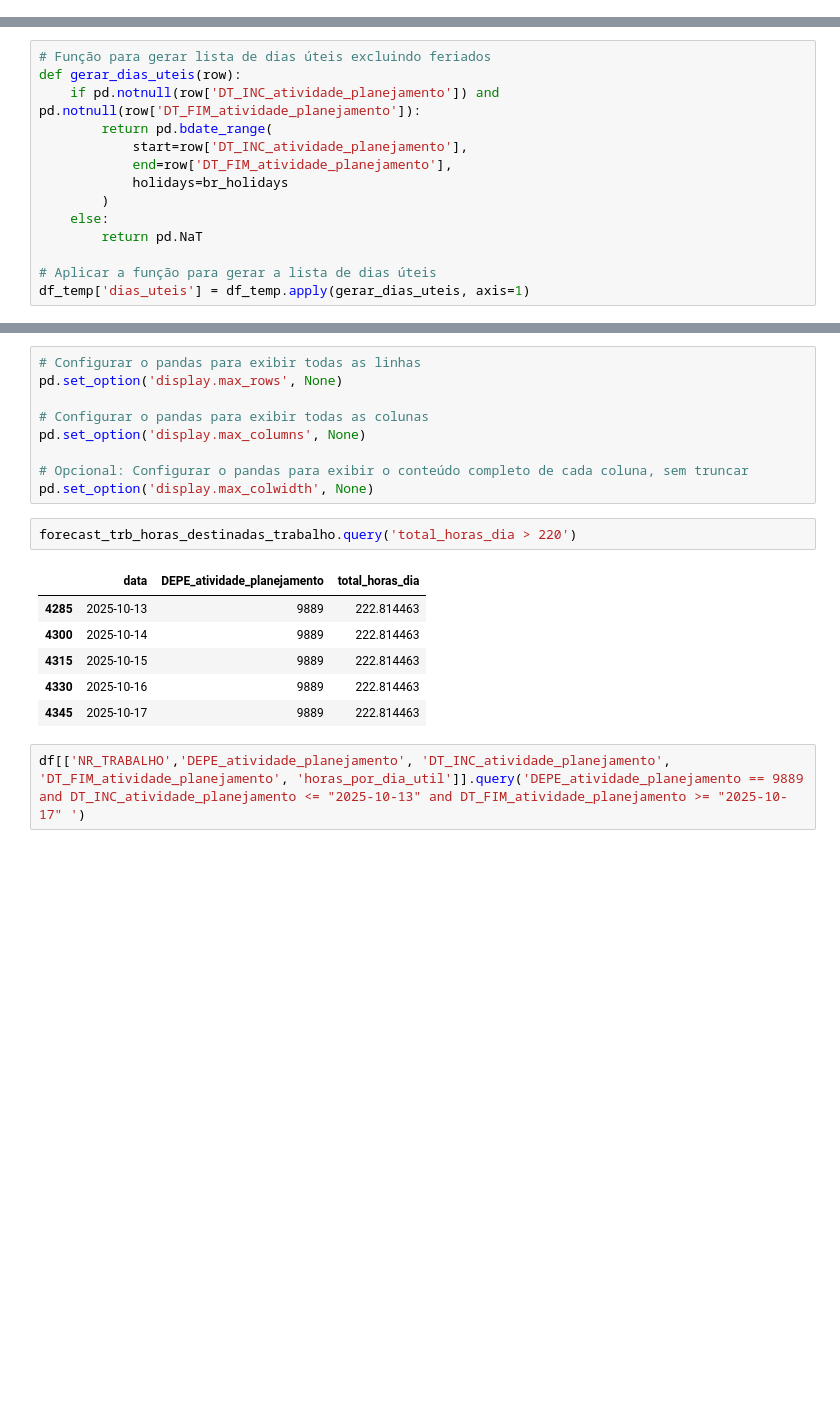
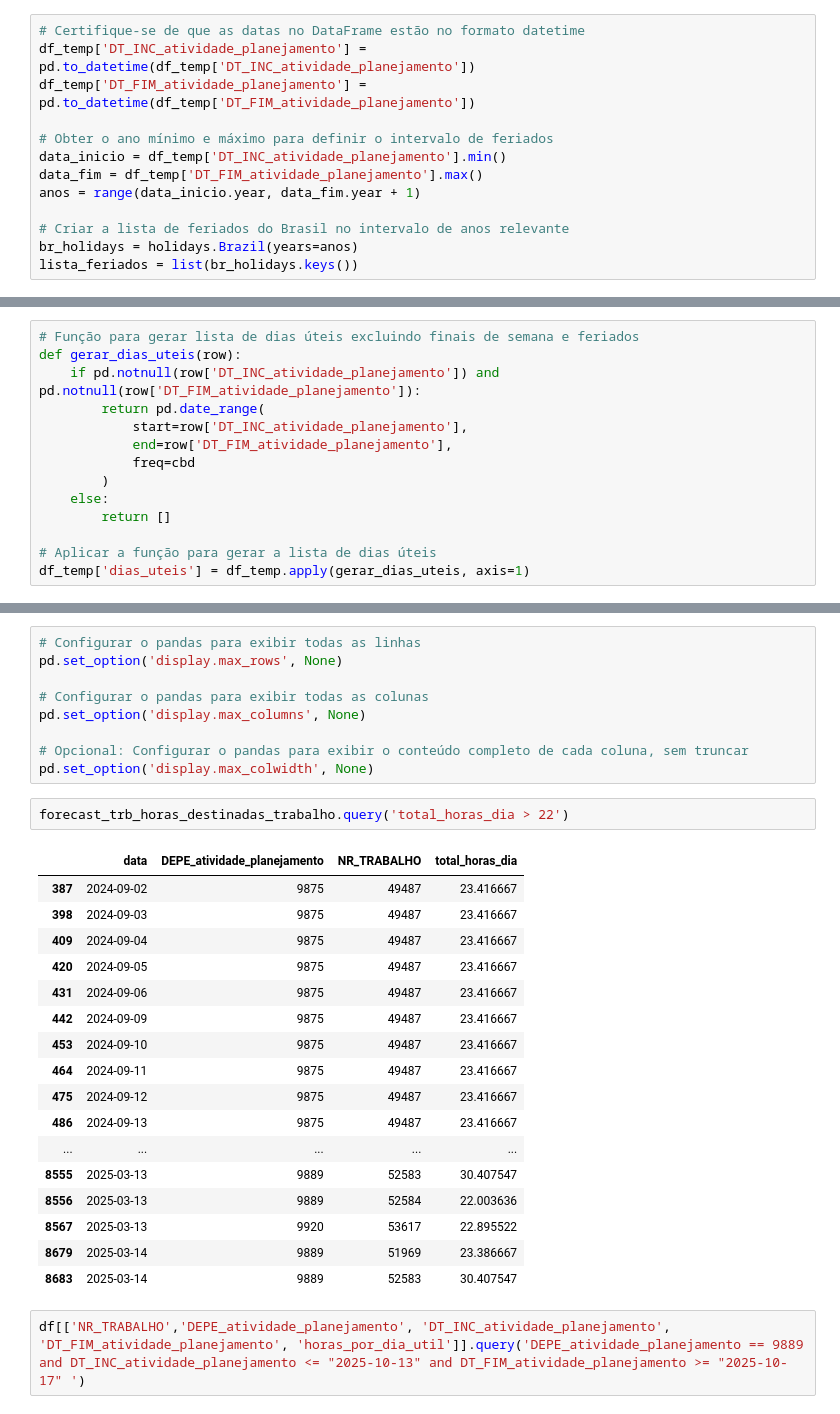
Before and after one commit to alexandreLoureiro/back, a Jupyter notebook: trb_horas.ipynb, the cells around one changed output, grey strips where cells are left out. Saved outputs shown, nothing was run; the diff lists cells and outputs as text; blank space fills up the shorter version.

```diff
--- a/trb_horas.ipynb
+++ b/trb_horas.ipynb
@@ -151,3 +151,16 @@ Imagine que você tem um projeto que começa em junho de 2024 e termina em fever
    - **Para 2025:** Multiplicamos as 6,67 horas/dia pelos 50 dias úteis, totalizando **333 horas**.
 # %%
 df_temp = df[['NR_TRABALHO','DEPE_atividade_planejamento', 'DT_INC_atividade_planejamento', 'DT_FIM_atividade_planejamento', 'horas_por_dia_util']].copy()
+# %%
+# Certifique-se de que as datas no DataFrame estão no formato datetime
+df_temp['DT_INC_atividade_planejamento'] = pd.to_datetime(df_temp['DT_INC_atividade_planejamento'])
+df_temp['DT_FIM_atividade_planejamento'] = pd.to_datetime(df_temp['DT_FIM_atividade_planejamento'])
+
+# Obter o ano mínimo e máximo para definir o intervalo de feriados
+data_inicio = df_temp['DT_INC_atividade_planejamento'].min()
+data_fim = df_temp['DT_FIM_atividade_planejamento'].max()
+anos = range(data_inicio.year, data_fim.year + 1)
+
+# Criar a lista de feriados do Brasil no intervalo de anos relevante
+br_holidays = holidays.Brazil(years=anos)
+lista_feriados = list(br_holidays.keys())
@@ -154,14 +187,14 @@ df_temp = df[['NR_TRABALHO','DEPE_atividade_planejamento', 'DT_INC_atividade_pla
 # %%
-# Função para gerar lista de dias úteis excluindo feriados
+# Função para gerar lista de dias úteis excluindo finais de semana e feriados
 def gerar_dias_uteis(row):
     if pd.notnull(row['DT_INC_atividade_planejamento']) and pd.notnull(row['DT_FIM_atividade_planejamento']):
-        return pd.bdate_range(
+        return pd.date_range(
             start=row['DT_INC_atividade_planejamento'],
             end=row['DT_FIM_atividade_planejamento'],
-            holidays=br_holidays
+            freq=cbd
         )
     else:
-        return pd.NaT
+        return []
 
 # Aplicar a função para gerar a lista de dias úteis
 df_temp['dias_uteis'] = df_temp.apply(gerar_dias_uteis, axis=1)
@@ -207,14 +242,25 @@ pd.set_option('display.max_columns', None)
 # Opcional: Configurar o pandas para exibir o conteúdo completo de cada coluna, sem truncar
 pd.set_option('display.max_colwidth', None)
 # %%
-forecast_trb_horas_destinadas_trabalho.query('total_horas_dia > 220')
+forecast_trb_horas_destinadas_trabalho.query('total_horas_dia > 22')
 # %% [output]
-|  | data | DEPE_atividade_planejamento | total_horas_dia |
-| 4285 | 2025-10-13 | 9889 | 222.814463 |
-| 4300 | 2025-10-14 | 9889 | 222.814463 |
-| 4315 | 2025-10-15 | 9889 | 222.814463 |
-| 4330 | 2025-10-16 | 9889 | 222.814463 |
-| 4345 | 2025-10-17 | 9889 | 222.814463 |
+|  | data | DEPE_atividade_planejamento | NR_TRABALHO | total_horas_dia |
+| 387 | 2024-09-02 | 9875 | 49487 | 23.416667 |
+| 398 | 2024-09-03 | 9875 | 49487 | 23.416667 |
+| 409 | 2024-09-04 | 9875 | 49487 | 23.416667 |
+| 420 | 2024-09-05 | 9875 | 49487 | 23.416667 |
+| 431 | 2024-09-06 | 9875 | 49487 | 23.416667 |
+| 442 | 2024-09-09 | 9875 | 49487 | 23.416667 |
+| 453 | 2024-09-10 | 9875 | 49487 | 23.416667 |
+| 464 | 2024-09-11 | 9875 | 49487 | 23.416667 |
+| 475 | 2024-09-12 | 9875 | 49487 | 23.416667 |
+| 486 | 2024-09-13 | 9875 | 49487 | 23.416667 |
+| ... | ... | ... | ... | ... |
+| 8555 | 2025-03-13 | 9889 | 52583 | 30.407547 |
+| 8556 | 2025-03-13 | 9889 | 52584 | 22.003636 |
+| 8567 | 2025-03-13 | 9920 | 53617 | 22.895522 |
+| 8679 | 2025-03-14 | 9889 | 51969 | 23.386667 |
+| 8683 | 2025-03-14 | 9889 | 52583 | 30.407547 |
 # %%
 df[['NR_TRABALHO','DEPE_atividade_planejamento', 'DT_INC_atividade_planejamento', 'DT_FIM_atividade_planejamento', 'horas_por_dia_util']].query('DEPE_atividade_planejamento == 9889 and DT_INC_atividade_planejamento <= "2025-10-13" and DT_FIM_atividade_planejamento >= "2025-10-17" ')
 # %% [output]
```
Also changed, not shown: parts of 2 cells of this notebook.
